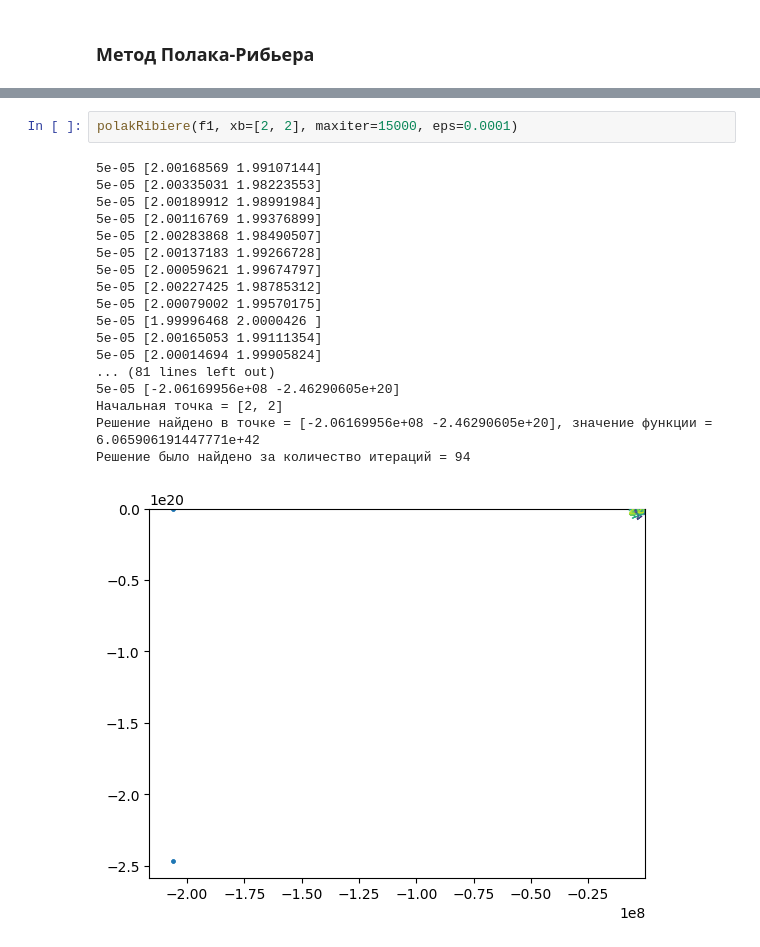
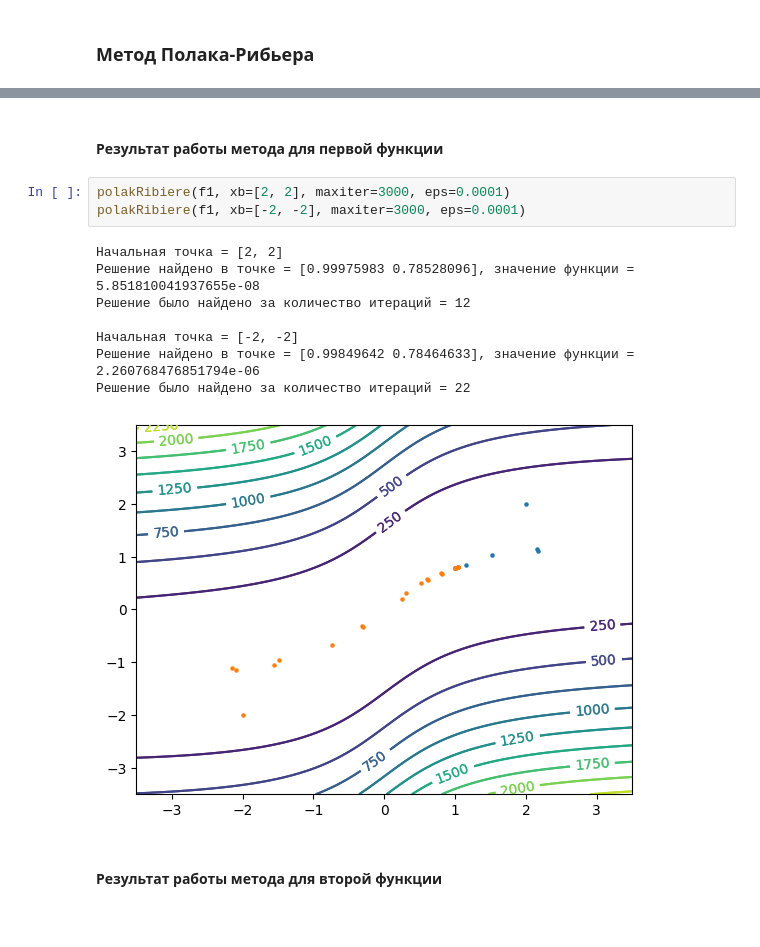
Before and after one commit to Ivan-Yagilev/Optimization_methods_labs, a Jupyter notebook: second_labs/several variables2.ipynb, the cells around one changed output, grey strips where cells are left out. Cells and saved outputs as stored; diff of their text form.

```diff
--- a/second_labs/several variables2.ipynb
+++ b/second_labs/several variables2.ipynb
@@ -417,25 +406,20 @@ def polakRibiere(func, xb, maxiter, eps):
     else:
         msg += f"Решение найдено по истечению максимального количества итераций = {maxiter}\n"
     print(msg)
+# %% [markdown]
+#### Результат работы метода для первой функции
 # %%
-polakRibiere(f1, xb=[2, 2], maxiter=15000, eps=0.0001)
+polakRibiere(f1, xb=[2, 2], maxiter=3000, eps=0.0001)
+polakRibiere(f1, xb=[-2, -2], maxiter=3000, eps=0.0001)
 # %% [output]
-5e-05 [2.00168569 1.99107144]
-5e-05 [2.00335031 1.98223553]
-5e-05 [2.00189912 1.98991984]
-5e-05 [2.00116769 1.99376899]
-5e-05 [2.00283868 1.98490507]
-5e-05 [2.00137183 1.99266728]
-5e-05 [2.00059621 1.99674797]
-5e-05 [2.00227425 1.98785312]
-5e-05 [2.00079002 1.99570175]
-5e-05 [1.99996468 2.0000426 ]
-5e-05 [2.00165053 1.99111354]
-5e-05 [2.00014694 1.99905824]
-... (81 lines left out)
-5e-05 [-2.06169956e+08 -2.46290605e+20]
 Начальная точка = [2, 2]
-Решение найдено в точке = [-2.06169956e+08 -2.46290605e+20], значение функции = 6.065906191447771e+42
-Решение было найдено за количество итераций = 94
+Решение найдено в точке = [0.99975983 0.78528096], значение функции = 5.851810041937655e-08
+Решение было найдено за количество итераций = 12
+
+Начальная точка = [-2, -2]
+Решение найдено в точке = [0.99849642 0.78464633], значение функции = 2.260768476851794e-06
+Решение было найдено за количество итераций = 22
-[figure, old version]
+[figure, new version]
+# %% [markdown]
+#### Результат работы метода для второй функции
 # %%
```
Also changed, not shown: parts of 30 cells of this notebook, 1 other file.
